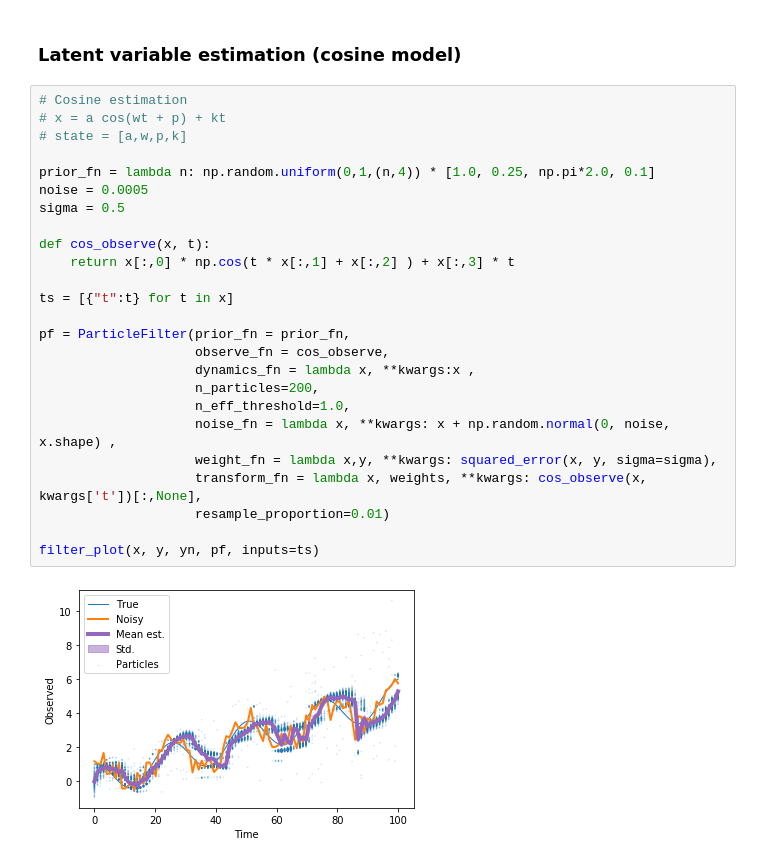
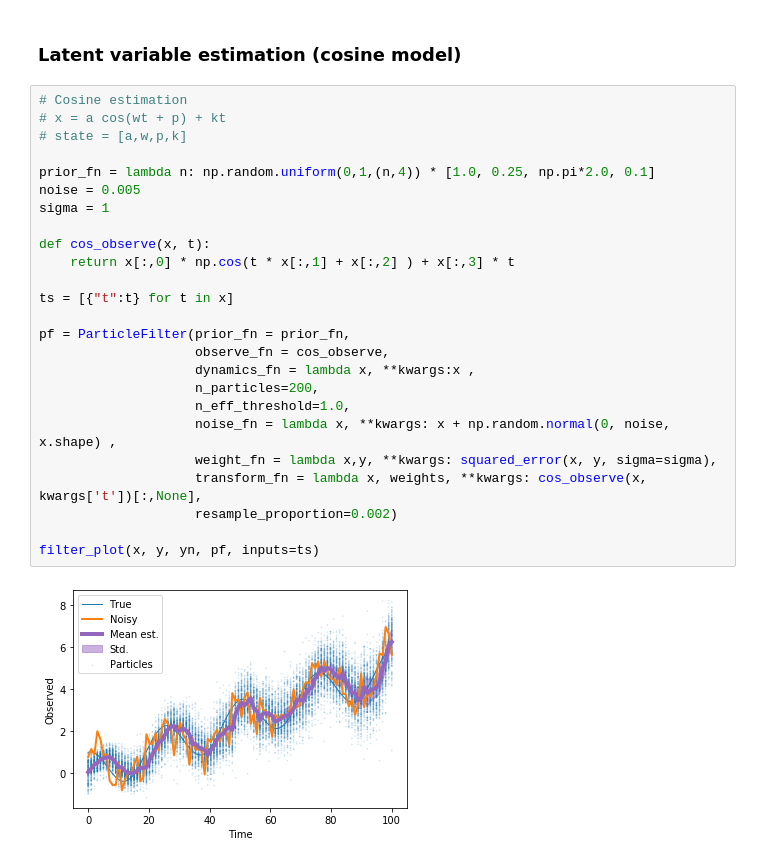
Before and after one commit to johnhw/pfilter, a Jupyter notebook: examples/timeseries.ipynb, the cells around one changed output. Drawn from its saved outputs; the diff is of its cells as text.

```diff
--- a/examples/timeseries.ipynb
+++ b/examples/timeseries.ipynb
@@ -144,27 +144,27 @@ filter_plot(x, y, y_missing, pf)
 # %%
 # Cosine estimation
 # x = a cos(wt + p) + kt
 # state = [a,w,p,k]
 
 prior_fn = lambda n: np.random.uniform(0,1,(n,4)) * [1.0, 0.25, np.pi*2.0, 0.1]
-noise = 0.0005
-sigma = 0.5
+noise = 0.005
+sigma = 1
 
 def cos_observe(x, t):
     return x[:,0] * np.cos(t * x[:,1] + x[:,2] ) + x[:,3] * t
 
 ts = [{"t":t} for t in x]
 
 pf = ParticleFilter(prior_fn = prior_fn,
                     observe_fn = cos_observe,
                     dynamics_fn = lambda x, **kwargs:x ,
                     n_particles=200,
                     n_eff_threshold=1.0,
                     noise_fn = lambda x, **kwargs: x + np.random.normal(0, noise, x.shape) ,
                     weight_fn = lambda x,y, **kwargs: squared_error(x, y, sigma=sigma),
                     transform_fn = lambda x, weights, **kwargs: cos_observe(x, kwargs['t'])[:,None],
-                    resample_proportion=0.01)
+                    resample_proportion=0.002)
 
 filter_plot(x, y, yn, pf, inputs=ts)
 # %% [output]
-[figure, old version]
+[figure, new version]
```
Also changed, not shown: parts of 4 cells of this notebook, 1 other file.
